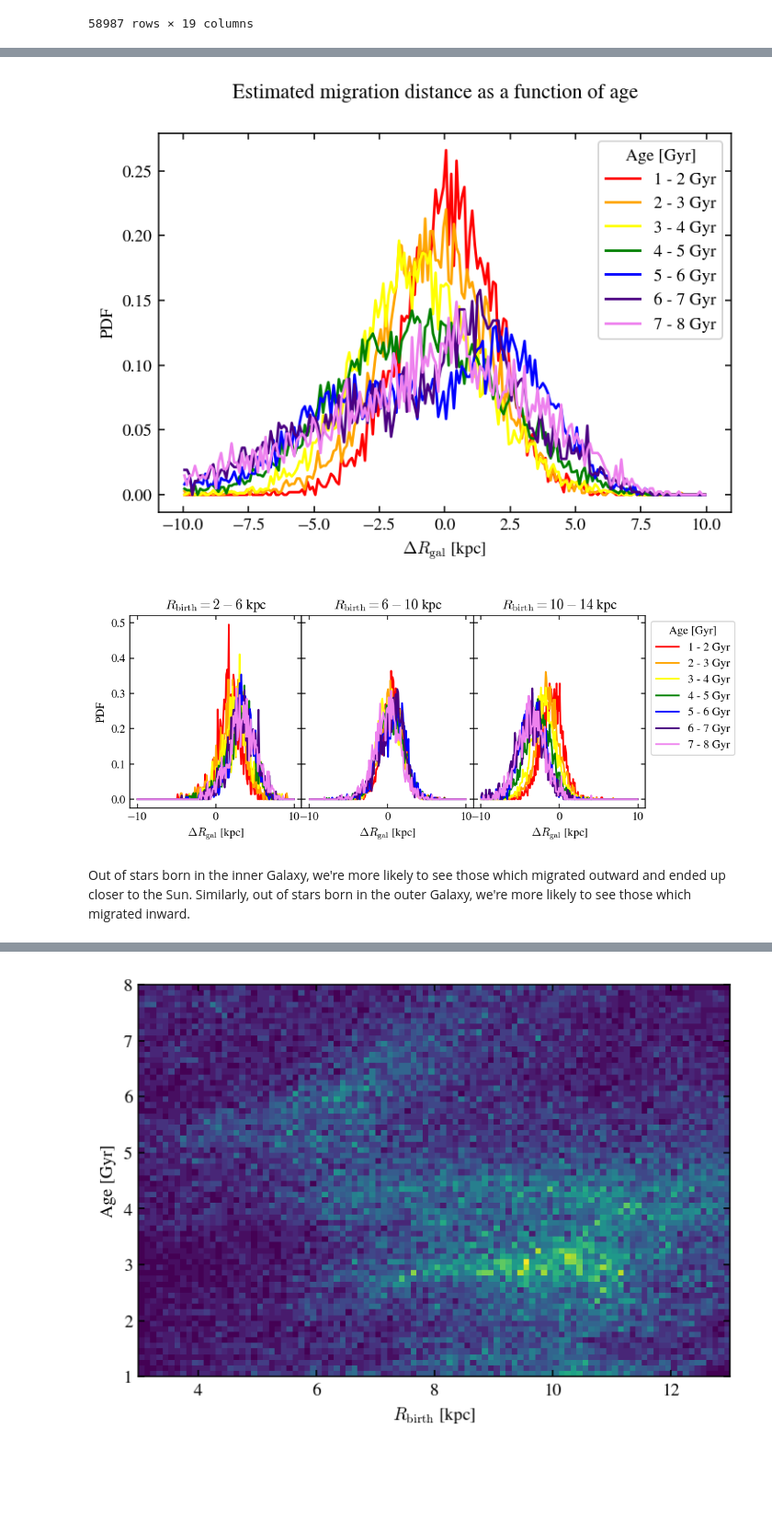
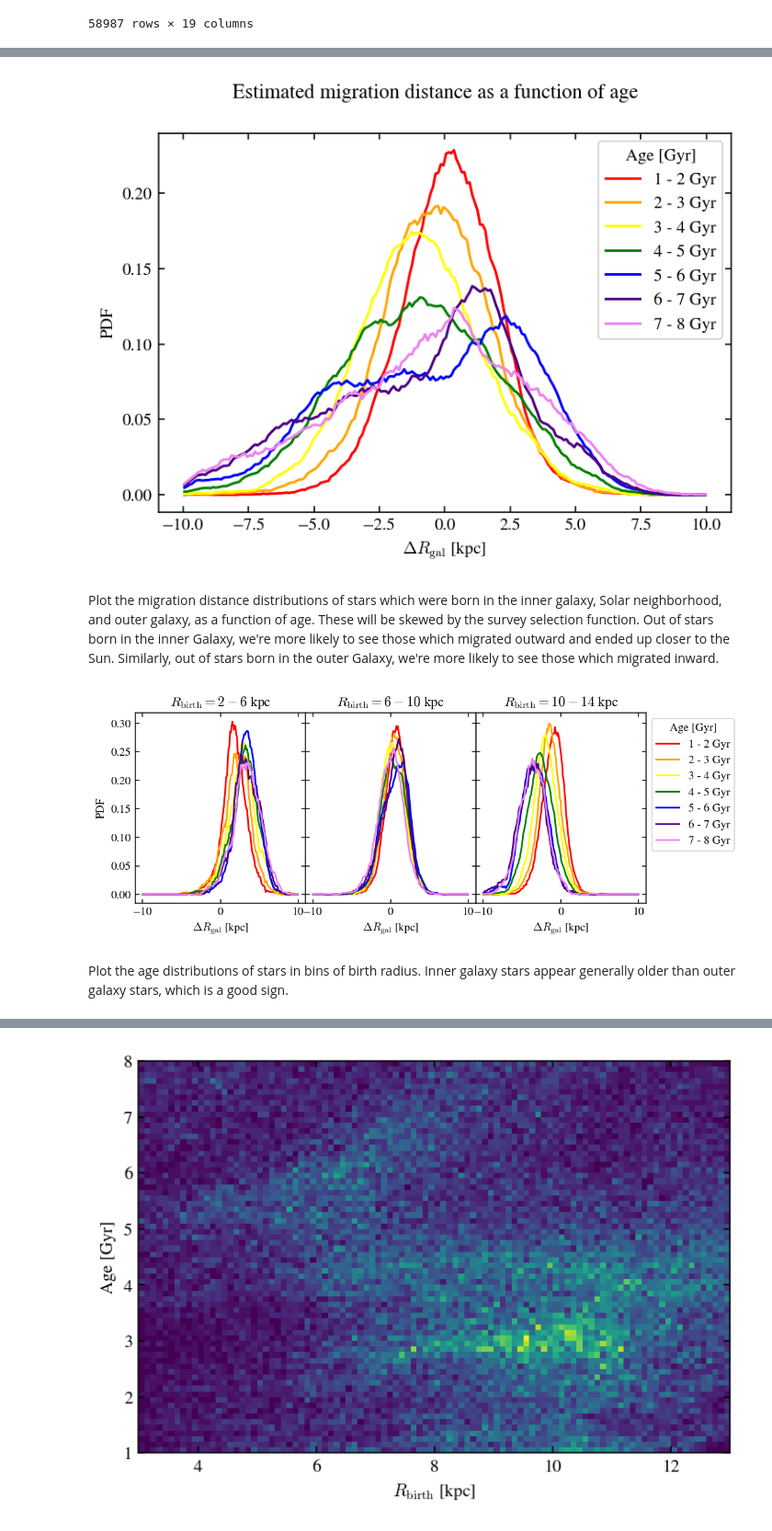
Before and after one commit to lodubay/abeona, a Jupyter notebook: notebooks/birth_radius_v2.ipynb, the cells around one changed output, grey strips where cells are left out. Shown: that part at 92% size. Cells and saved outputs as stored; diff of their text form; code cells hidden in the pictures; blank space fills up the shorter version.

```diff
--- a/notebooks/birth_radius_v2.ipynb
+++ b/notebooks/birth_radius_v2.ipynb
@@ -69,7 +93,8 @@ for j, ax in enumerate(axs.flatten()):
                         (sample['LATENT_AGE'] < age_lim[1])]
         if subset.shape[0] > 100:
             mdf, bin_edges = np.histogram(subset['FE_H'], bins=mdf_bins, density=True)
-            ax.plot(mdf_bin_centers, mdf, label='%s - %s kpc' % galr_lim, color=colors[i])
+            mdf_smooth = box_smooth(mdf, bin_edges, 0.1)
+            ax.plot(mdf_bin_centers, mdf_smooth, label='%s - %s kpc' % galr_lim, color=colors[i])
             ax.set_title('%s - %s Gyr' % age_lim, pad=0, y=0.85)
 
 axs[0,-1].legend(loc='upper left', bbox_to_anchor=(1, 1), title=r'$R_{\rm gal}$')
@@ -91,7 +154,7 @@ mdf_bin_centers = (mdf_bins[1:] + mdf_bins[:-1]) / 2
 
 age_bins = np.arange(0, 14, 2)
 age_bin_centers = (age_bins[1:] + age_bins[:-1]) / 2
-galr_bins = np.arange(3, 15, 2)
+galr_bins = np.arange(3, 14, 1)
 galr_bin_centers = (galr_bins[1:] + galr_bins[:-1]) / 2
 colors = ['red', 'orange', 'yellow', 'green', 'blue', 'purple']
 for j in range(len(age_bins) - 1):
@@ -103,10 +166,11 @@ for j in range(len(age_bins) - 1):
                         (sample['GALR'] < galr_lim[1]) &
                         (sample['LATENT_AGE'] >= age_lim[0]) &
                         (sample['LATENT_AGE'] < age_lim[1])]
-        if subset.shape[0] > 100:
+        if subset.shape[0] > 50:
             mdf, bin_edges = np.histogram(subset['FE_H'], bins=mdf_bins, density=True)
+            mdf_smooth = box_smooth(mdf, bin_edges, 0.1)
             # calculate the mode
-            modes.append(mdf_bin_centers[np.argmax(mdf)])
+            modes.append(mdf_bin_centers[np.argmax(mdf_smooth)])
     ax.plot(galr_bin_centers[:len(modes)], modes, color=colors[j], label='%s - %s Gyr' % age_lim)
 
 # Best fit for <8 Gyr stars
@@ -119,8 +183,9 @@ for i in range(len(galr_bins)-1):
                     (sample['LATENT_AGE'] >= age_lim[0]) &
                     (sample['LATENT_AGE'] < age_lim[1])]
     mdf, bin_edges = np.histogram(subset['FE_H'], bins=mdf_bins, density=True)
+    mdf_smooth = box_smooth(mdf, bin_edges, 0.1)
     # calculate the mode
-    modes.append(mdf_bin_centers[np.argmax(mdf)])
+    modes.append(mdf_bin_centers[np.argmax(mdf_smooth)])
 A = np.vstack([galr_bin_centers, np.ones(len(galr_bin_centers))]).T
 m, c = np.linalg.lstsq(A, np.array(modes), rcond=None)[0]
 print(m, c)
@@ -129,7 +194,7 @@ ax.plot(galr_bin_centers, m * galr_bin_centers + c, 'k--', label='fit')
 
 ax.set_xlabel(r'$R_{\rm gal}$ [kpc]')
 ax.set_ylabel('mode([Fe/H])')
-ax.legend(title='Age [Gyr]')
+ax.legend(title='Age [Gyr]', loc='upper left', bbox_to_anchor=(1, 1))
 fig.suptitle('Radial gradient of stellar metallicity by age')
 
 plt.show()
@@ -139,6 +206,6 @@ plt.show()
 # %%
 young_sample = sample[sample['LATENT_AGE'] <= 8.].copy()
-slope = -0.062
-intercept = 0.503
+slope = -0.063
+intercept = 0.514
 young_sample['GALR_BIRTH'] = (young_sample['FE_H'] - intercept) / slope
 young_sample['DELTA_R'] = young_sample['GALR'] - young_sample['GALR_BIRTH']
@@ -154,7 +223,8 @@ for i in range(len(age_bins) - 1):
     subset = young_sample[(young_sample['LATENT_AGE'] >= age_lim[0]) &
                           (young_sample['LATENT_AGE'] < age_lim[1])].copy()
     hist, bin_edges = np.histogram(subset['DELTA_R'], bins=dr_bins, density=True)
-    ax.plot(dr_bin_centers, hist, color=colors[i], label='%s - %s Gyr' % age_lim)
+    hist_smooth = box_smooth(hist, bin_edges, 1.)
+    ax.plot(dr_bin_centers, hist_smooth, color=colors[i], label='%s - %s Gyr' % age_lim)
 
 ax.legend(title='Age [Gyr]')
 ax.set_xlabel(r'$\Delta R_{\rm gal}$ [kpc]')
@@ -163,39 +233,42 @@ fig.suptitle('Estimated migration distance as a function of age')
 
 plt.show()
 # %% [output]
-[figure, old version]
+[figure, new version]
+# %% [markdown]
+Plot the migration distance distributions of stars which were born in the inner galaxy, Solar neighborhood, and outer galaxy, as a function of age. These will be skewed by the survey selection function. Out of stars born in the inner Galaxy, we're more likely to see those which migrated outward and ended up closer to the Sun. Similarly, out of stars born in the outer Galaxy, we're more likely to see those which migrated inward.
 # %%
 fig, axs = plt.subplots(1, 3, figsize=(8, 3), sharex=True, sharey=True)
 plt.subplots_adjust(hspace=0, wspace=0)
 
 dr_bins = np.arange(-10, 10.1, 0.1)
 dr_bin_centers = (dr_bins[:-1] + dr_bins[1:]) / 2
 age_bins = np.arange(1, 9, 1)
 colors = ['red', 'orange', 'yellow', 'green', 'blue', 'indigo', 'violet']
 galr_bins = [2, 6, 10, 14]
 
 for j, ax in enumerate(axs):
     galr_lim = (galr_bins[j], galr_bins[j+1])
     ax.set_title(r'$R_{\rm birth} = %s - %s$ kpc' % galr_lim)
     for i in range(len(age_bins) - 1):
         age_lim = (age_bins[i], age_bins[i+1])
         subset = young_sample[(young_sample['LATENT_AGE'] >= age_lim[0]) &
                               (young_sample['LATENT_AGE'] < age_lim[1]) &
                               (young_sample['GALR_BIRTH'] >= galr_lim[0]) &
                               (young_sample['GALR_BIRTH'] < galr_lim[1])].copy()
         hist, bin_edges = np.histogram(subset['DELTA_R'], bins=dr_bins, density=True)
-        ax.plot(dr_bin_centers, hist, color=colors[i], label='%s - %s Gyr' % age_lim)
+        hist_smooth = box_smooth(hist, bin_edges, 1.)
+        ax.plot(dr_bin_centers, hist_smooth, color=colors[i], label='%s - %s Gyr' % age_lim)
 
 axs[-1].legend(title='Age [Gyr]', loc='upper left', bbox_to_anchor=(1, 1))
 for ax in axs:
     ax.set_xlabel(r'$\Delta R_{\rm gal}$ [kpc]')
 axs[0].set_ylabel('PDF')
 
 plt.show()
 # %% [output]
-[figure, old version]
+[figure, new version]
-# %% [markdown]
-Out of stars born in the inner Galaxy, we're more likely to see those which migrated outward and ended up closer to the Sun. Similarly, out of stars born in the outer Galaxy, we're more likely to see those which migrated inward.
+# %% [markdown]
+Plot the age distributions of stars in bins of birth radius. Inner galaxy stars appear generally older than outer galaxy stars, which is a good sign.
 # %%
 fig, ax = plt.subplots()
 
```
Also changed, not shown: parts of 13 cells of this notebook.
